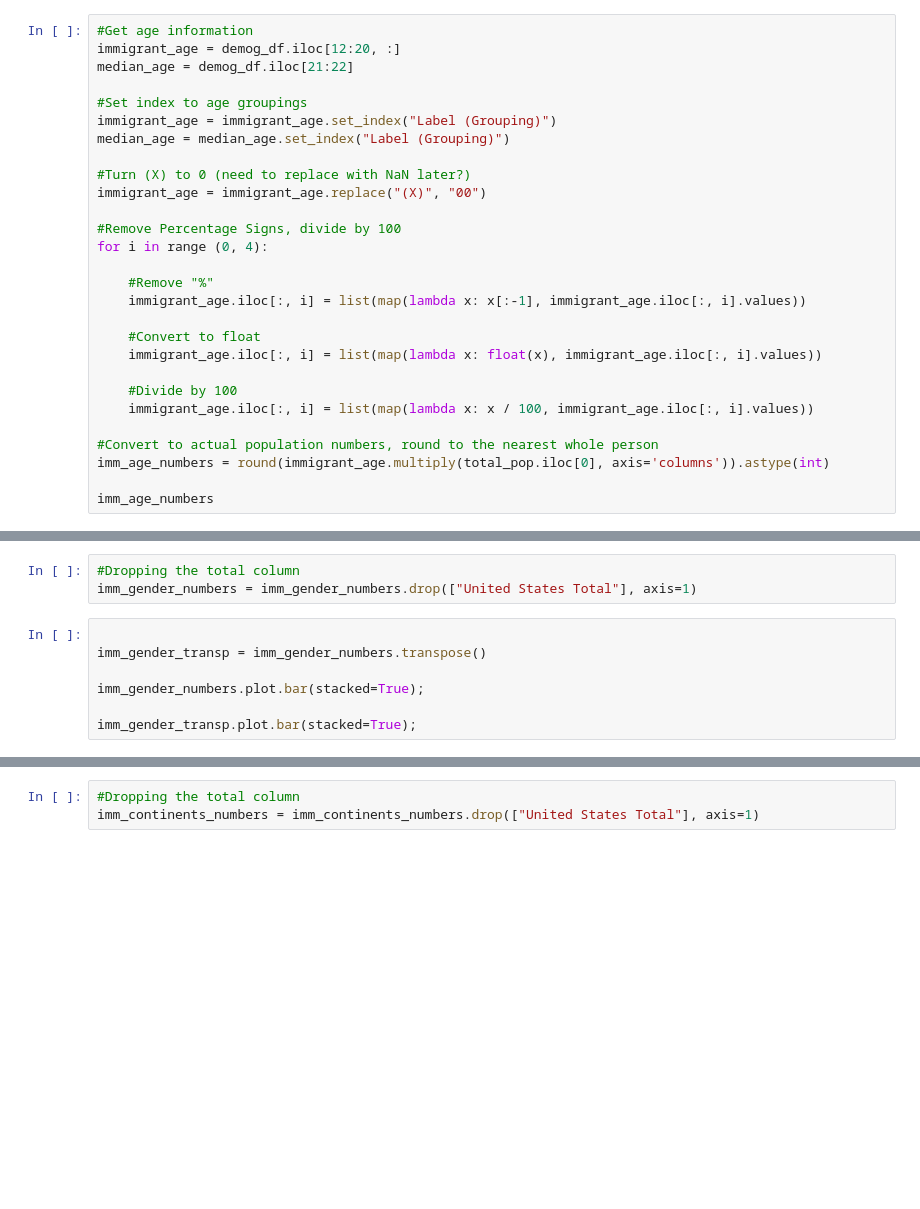
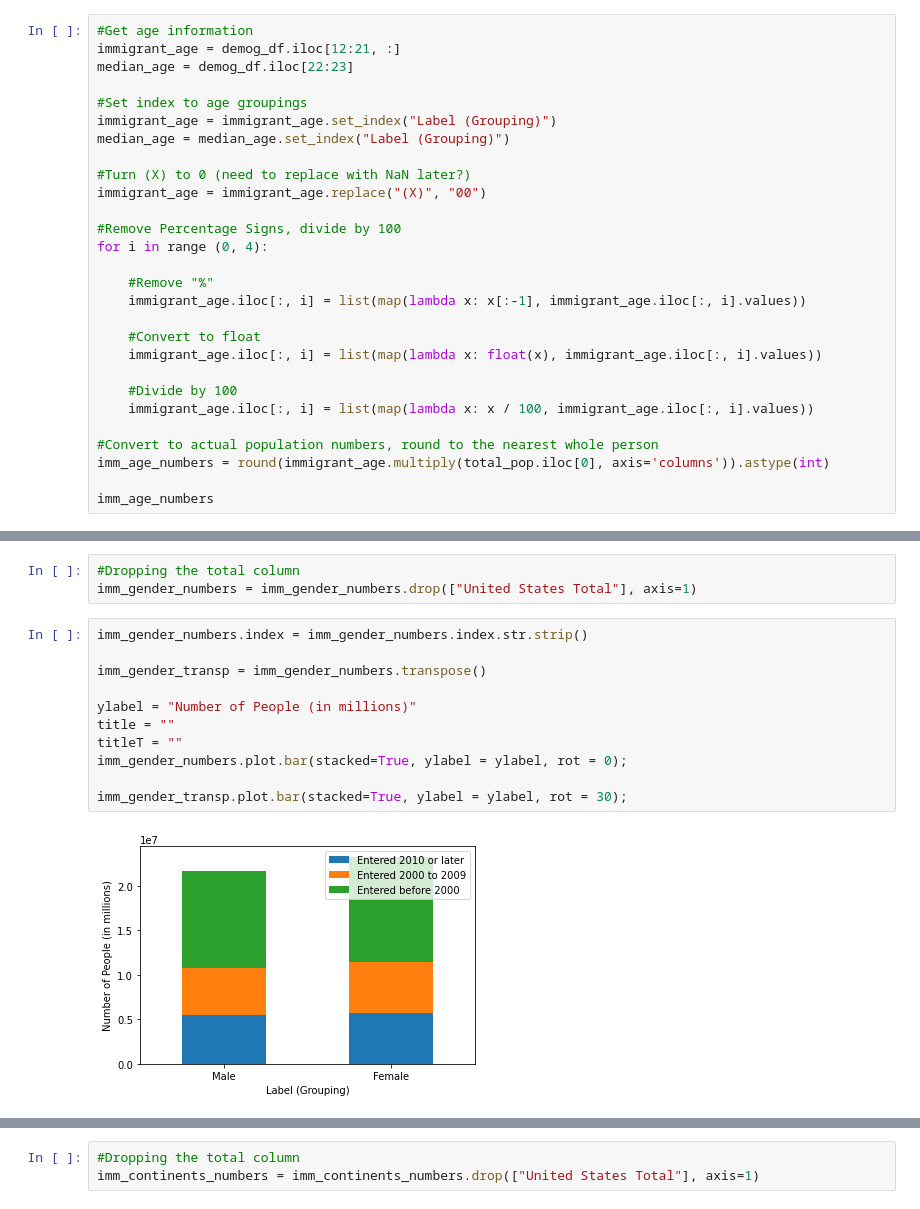
Before and after one commit to halabi93/Immigration-Data-Analysis, a Jupyter notebook: DemographicsData.ipynb, the cells around one changed output, grey strips where cells are left out. Saved outputs shown, nothing was run; the diff lists cells and outputs as text; blank space fills up the shorter version.

```diff
--- a/DemographicsData.ipynb
+++ b/DemographicsData.ipynb
@@ -36,7 +70,7 @@ total_pop
 # %%
 #Get age information
-immigrant_age = demog_df.iloc[12:20, :]
-median_age = demog_df.iloc[21:22]
+immigrant_age = demog_df.iloc[12:21, :]
+median_age = demog_df.iloc[22:23]
 
 #Set index to age groupings
 immigrant_age = immigrant_age.set_index("Label (Grouping)")
@@ -95,9 +150,15 @@ imm_gender_numbers
 #Dropping the total column
 imm_gender_numbers = imm_gender_numbers.drop(["United States Total"], axis=1)
 # %%
+imm_gender_numbers.index = imm_gender_numbers.index.str.strip()
 
 imm_gender_transp = imm_gender_numbers.transpose()
 
-imm_gender_numbers.plot.bar(stacked=True);
+ylabel = "Number of People (in millions)"
+title = ""
+titleT = ""
+imm_gender_numbers.plot.bar(stacked=True, ylabel = ylabel, rot = 0);
 
-imm_gender_transp.plot.bar(stacked=True);
+imm_gender_transp.plot.bar(stacked=True, ylabel = ylabel, rot = 30);
+# %% [output]
+[figure, added]
```
Also changed, not shown: parts of 27 cells of this notebook, 4 other files.
